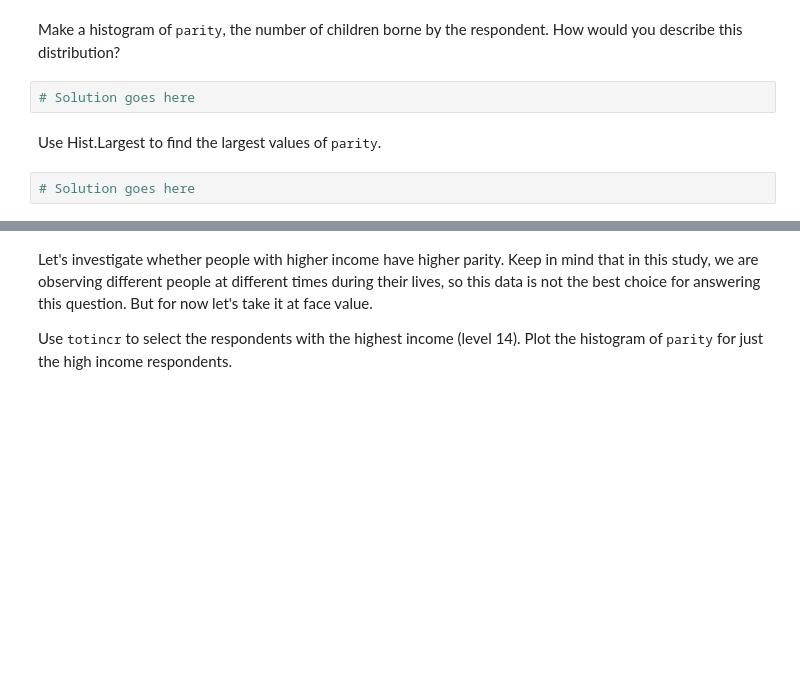
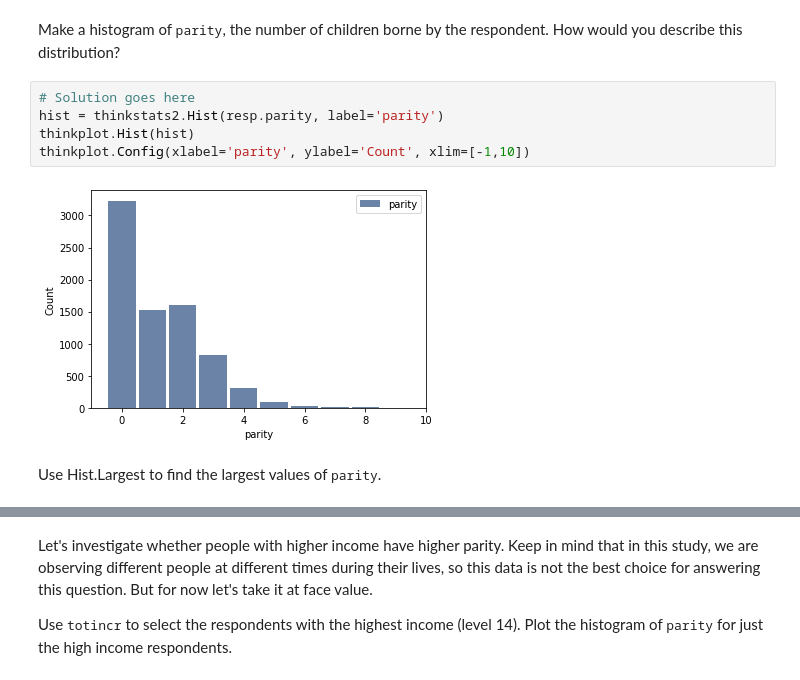
Before and after one commit to AlexiLJ/ThinkStats2, a Jupyter notebook: code/chap02ex.ipynb, the cells around one changed output, grey strips where cells are left out. Cells and saved outputs as stored; diff of their text form; blank space fills up the shorter version.

```diff
--- a/code/chap02ex.ipynb
+++ b/code/chap02ex.ipynb
@@ -276,8 +316,11 @@ Make a histogram of <tt>numfmhh</tt>, the number of people in the respondent's h
 # %% [markdown]
 Make a histogram of <tt>parity</tt>, the number of children borne by the respondent.  How would you describe this distribution?
-# %%
-# Solution goes here
+# %%
+# Solution goes here
+hist = thinkstats2.Hist(resp.parity, label='parity')
+thinkplot.Hist(hist)
+thinkplot.Config(xlabel='parity', ylabel='Count', xlim=[-1,10])
+# %% [output]
+[figure, added]
 # %% [markdown]
 Use Hist.Largest to find the largest values of <tt>parity</tt>.
-# %%
-# Solution goes here
```
Also changed, not shown: parts of 34 cells of this notebook, 8 other files.
